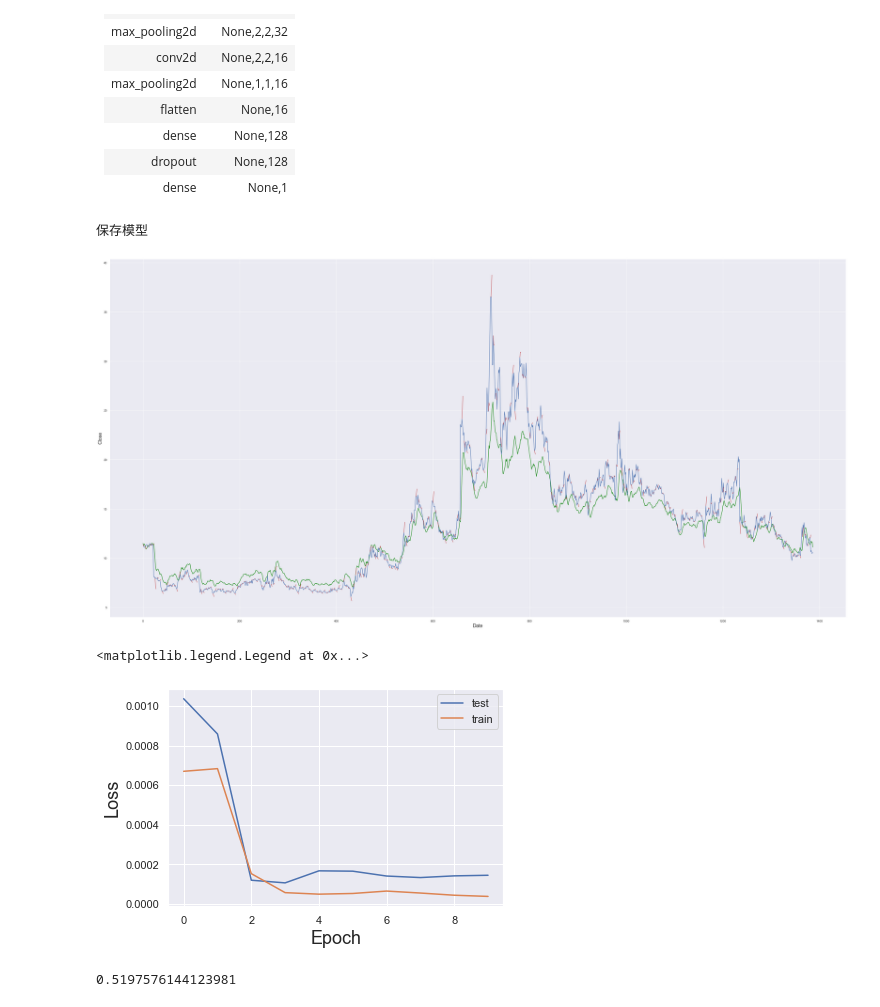
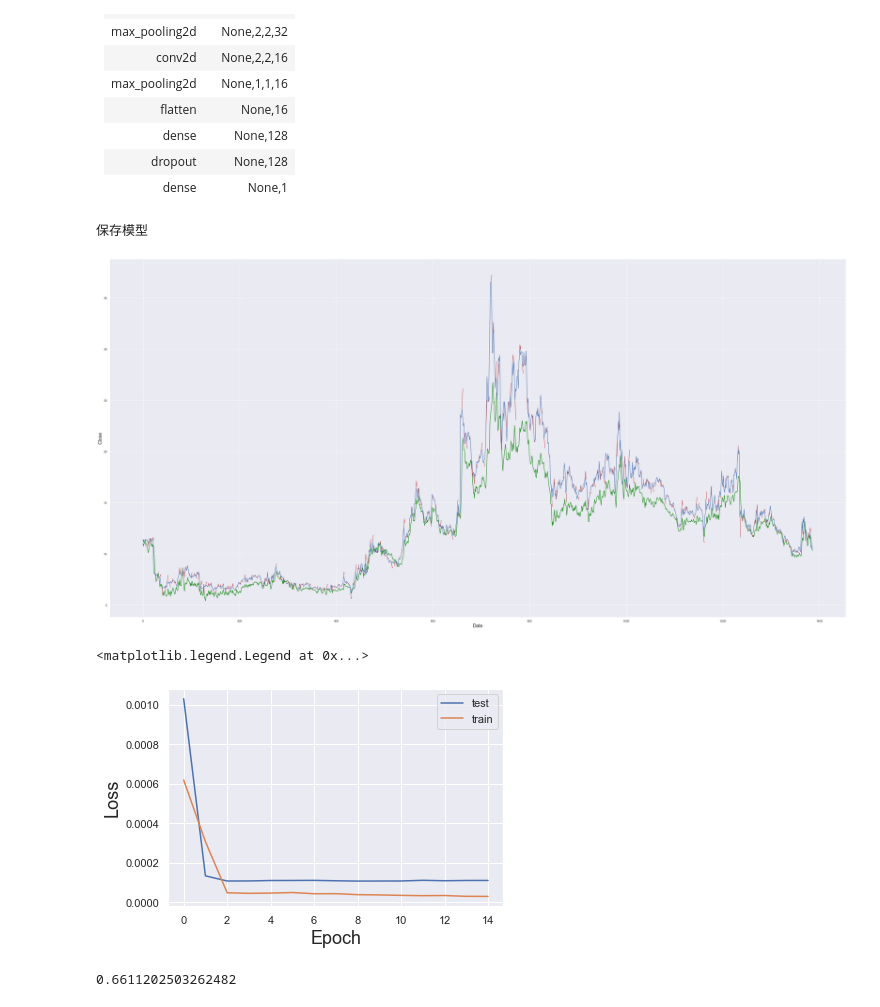
Before and after one commit to sjchasel/stock_prediction, a Jupyter notebook: 深度学习模型/cnn.ipynb, the cells around one changed output. Saved outputs shown, nothing was run; the diff lists cells and outputs as text; code cells hidden in the pictures.

```diff
--- a/深度学习模型/cnn.ipynb
+++ b/深度学习模型/cnn.ipynb
@@ -150,6 +149,37 @@ class CNNmodel(nn.Module):
         x = self.fc3(x)
         #print(str(x.shape))  # torch.Size([20, 1])
         return x
+# %%
+class CNNmodel1(nn.Module):
+    def __init__(self):
+        super(CNNmodel1, self).__init__()
+        self.conv1 = nn.Conv2d(1, 16, 3, padding=1)  # 输入通道是1，输出通道是第二个参数，第三个参数是卷积核大小
+        self.fc1 = nn.Linear(704, 256)
+        self.fc2 = nn.Linear(256, 64)
+        self.fc3 = nn.Linear(64, 1)
+
+    def forward(self, x):
+        #print('【【【【【【forward】】】】】】】】】】')
+        x = torch.unsqueeze(x, dim=1)
+        #print(str(x.shape)) # torch.Size([20, 1, 5, 5])
+        x = self.conv1(x)
+        #print(str(x.shape)) # torch.Size([20, 32, 3, 3])
+        x = F.relu(x)
+        #print(str(x.shape)) # torch.Size([20, 32, 3, 3])
+        x = F.max_pool2d(x, 2)
+        #print(str(x.shape)) # torch.Size([20, 32, 1, 1])
+        #print("[[[[[第一次卷积结束]]]]]")
+
+        # view函数将张量x变形成一维向量形式，总特征数不变，为全连接层做准备
+        x = x.view(x.size()[0], -1)
+        #print(str(x.shape))  # torch.Size([20, 16])
+        x = F.relu(self.fc1(x))
+        #print(str(x.shape))  # torch.Size([20, 128])
+        x = F.relu(self.fc2(x))
+        #print(str(x.shape))  # torch.Size([20, 64])
+        x = self.fc3(x)
+        #print(str(x.shape))  # torch.Size([20, 1])
+        return x
 # %%
 class CNNmodel2(nn.Module):
     def __init__(self):
@@ -250,7 +280,7 @@ def train_model(epoch, train_dataLoader, test_dataLoader):
 def test_model(test_dataLoader_):
     pred = []
     label = []
-    model_ = CNNmodel()
+    model_ = CNNmodel1()
     model_.load_state_dict(torch.load("cnn_.pth"))
     model_.eval()
     total_test_loss = 0
@@ -281,6 +311,7 @@ def plot_img(data, pred):
     plt.show()
 # %%
 if __name__ == '__main__':
+    seed_torch(1122)
     test_loss_list = []
     train_loss_list = []
     # 参数
@@ -291,36 +322,36 @@ if __name__ == '__main__':
     early_stop = 5
 
     # 初始化模型
-    model = CNNmodel()
+    model = CNNmodel1()
 
     # 数据处理部分
     GD = GetData()
     train_x, test_x, train_y, test_y = GD.process_data()
     # print(x_train)
     x_train = torch.tensor(train_x).float()
     x_test = torch.tensor(test_x).float()
     y_train = torch.tensor(train_y).float()
     y_test = torch.tensor(test_y).float()
     train_data = TensorDataset(x_train, y_train)
     train_dataLoader = DataLoader(train_data, batch_size=batch_size)
     test_data = TensorDataset(x_test, y_test)
     test_dataLoader = DataLoader(test_data, batch_size=batch_size)
 
 
     # 损失函数和优化器
     loss_func = nn.MSELoss()
     optimizer = optim.Adam(model.parameters(), lr=0.001)
     train_model(epoch, train_dataLoader, test_dataLoader)
     p, y, test_loss, test_loss_list = test_model(test_dataLoader)
 
     # 画图
     pred = [ele * (GD.close_max - GD.close_min) + GD.close_min for ele in p]
     data = [ele * (GD.close_max - GD.close_min) + GD.close_min for ele in y]
 
     plot_img(data, pred)
 # %% [output]
 保存模型
-[figure, old version]
+[figure, new version]
 # %%
 plt.xlabel('Epoch', fontsize=18)
 plt.ylabel('Loss', fontsize=18)
@@ -329,10 +360,10 @@ plt.plot(train_loss_list)
 plt.legend(["test","train"])
 # %% [output]
 <matplotlib.legend.Legend at 0x...>
-[figure, old version]
+[figure, new version]
 # %%
 from get_rr import goodness_of_fit
 rr = goodness_of_fit(pred, data)
 rr
 # %% [output]
-0.5197576144123981
+0.6611202503262482
```
Also changed, not shown: parts of 1 cell of this notebook, 12 other files.
